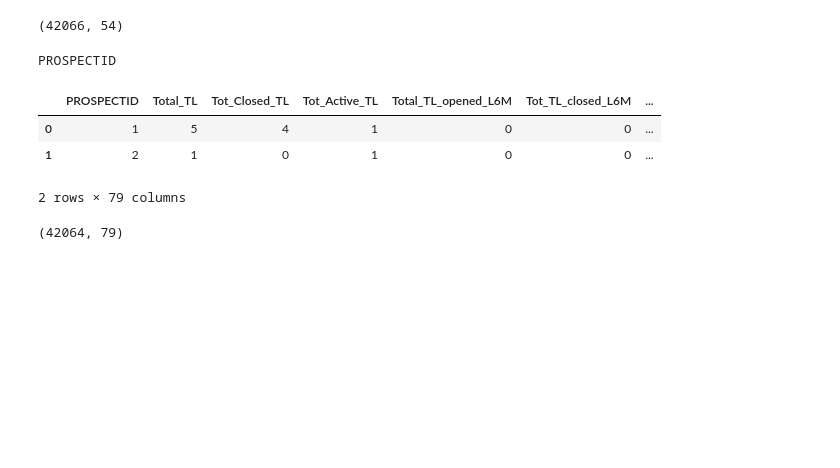
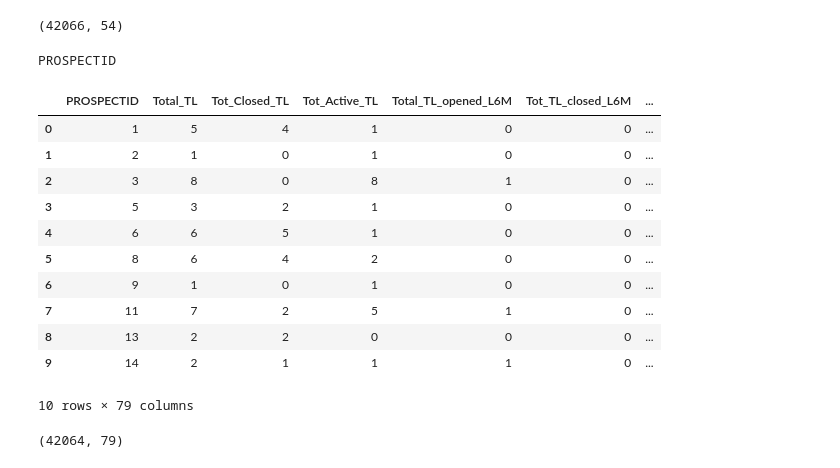
Before and after one commit to NitinMore9920/Credit_risk_modaling_machine_learning_project, a Jupyter notebook: Credit_Risk_Modeling.ipynb, the cells around one changed output. Cells and saved outputs as stored; diff of their text form; code cells hidden in the pictures; blank space fills up the shorter version.

```diff
--- a/Credit_Risk_Modeling.ipynb
+++ b/Credit_Risk_Modeling.ipynb
@@ -119,12 +146,20 @@ PROSPECTID
 # Mearge two dataframes, inner join so that no null values are present in our dataset
 df = pd.merge(df1,df2,how='inner', left_on=['PROSPECTID'], right_on=['PROSPECTID'])
 # %%
-df.head(2)
+df.head(10)
 # %% [output]
 |  | PROSPECTID | Total_TL | Tot_Closed_TL | Tot_Active_TL | Total_TL_opened_L6M | Tot_TL_closed_L6M | ... |
 | 0 | 1 | 5 | 4 | 1 | 0 | 0 | ... |
 | 1 | 2 | 1 | 0 | 1 | 0 | 0 | ... |
+| 2 | 3 | 8 | 0 | 8 | 1 | 0 | ... |
+| 3 | 5 | 3 | 2 | 1 | 0 | 0 | ... |
+| 4 | 6 | 6 | 5 | 1 | 0 | 0 | ... |
+| 5 | 8 | 6 | 4 | 2 | 0 | 0 | ... |
+| 6 | 9 | 1 | 0 | 1 | 0 | 0 | ... |
+| 7 | 11 | 7 | 2 | 5 | 1 | 0 | ... |
+| 8 | 13 | 2 | 2 | 0 | 0 | 0 | ... |
+| 9 | 14 | 2 | 1 | 1 | 1 | 0 | ... |
-2 rows × 79 columns
+10 rows × 79 columns
 # %%
 df.shape
 # %% [output]
```
Also changed, not shown: parts of 28 cells of this notebook.
